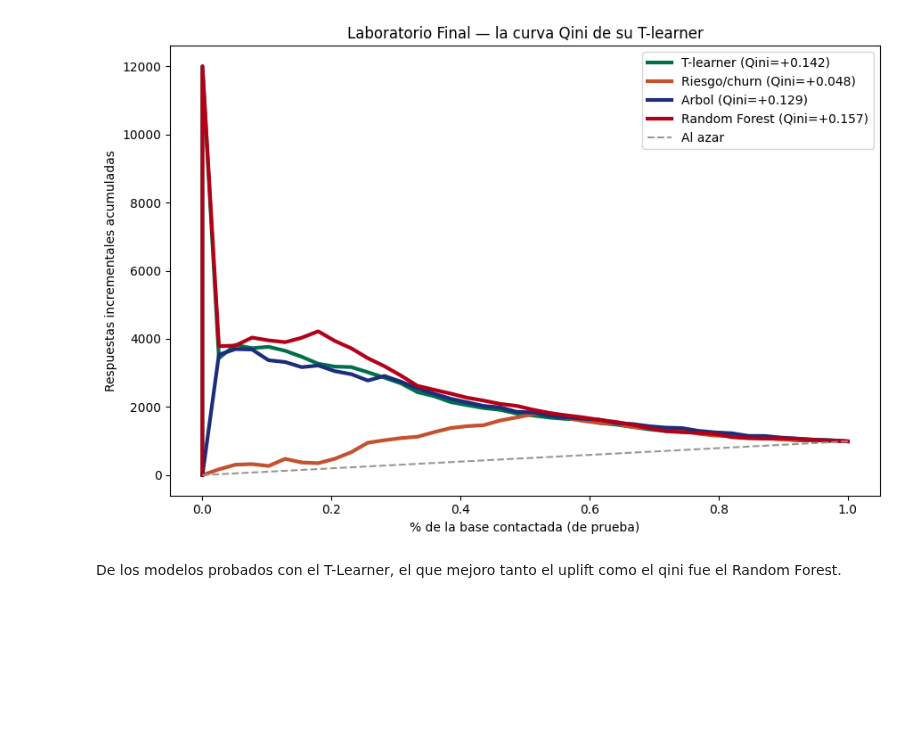
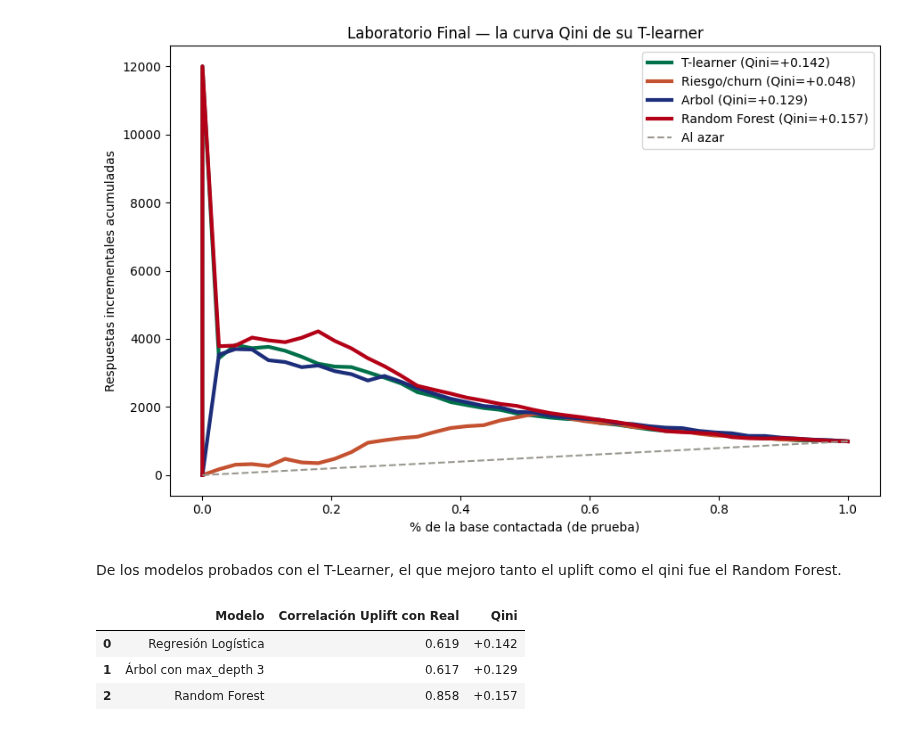
Before and after one commit to CristianFGC12/marketing-analytics-cristian-gonzalez, a Jupyter notebook: Semana_3/Tarea/laboratorio_final.ipynb, the cells around one changed output. Cells and saved outputs as stored; diff of their text form; code cells hidden in the pictures; blank space fills up the shorter version.

```diff
--- a/Semana_3/Tarea/laboratorio_final.ipynb
+++ b/Semana_3/Tarea/laboratorio_final.ipynb
@@ -309,7 +309,7 @@ print(f"Qini Random_Forest:     {qini_rf:+.3f}")
 Qini Random_Forest:     +0.157
 # %%
 full_test = full[full["customer_id"].isin(test["customer_id"])].merge(
-    test[["customer_id", "uplift_arbol","uplift_rf", "prob_churn"]], on="customer_id"
+    test[["customer_id", "uplift_arbol","uplift_rf","uplift_estimado", "prob_churn"]], on="customer_id"
 )
 
 print("Correlación entre uplift Arbol y uplift VERDADERO:", round(full_test["uplift_arbol"].corr(full_test["true_uplift_prob"]), 3))
@@ -335,3 +335,28 @@ plt.show()
 [figure]
 # %% [markdown]
 De los modelos probados con el T-Learner, el que mejoro tanto el uplift como el qini fue el Random Forest.
+# %%
+comparacion = pd.DataFrame({
+    "Modelo": [
+        "Regresión Logística",
+        "Árbol con max_depth 3",
+        "Random Forest"
+    ],
+    "Correlación Uplift con Real": [
+        round(full_test["uplift_estimado"].corr(full_test["true_uplift_prob"]), 3),
+        round(full_test["uplift_arbol"].corr(full_test["true_uplift_prob"]), 3),
+        round(full_test["uplift_rf"].corr(full_test["true_uplift_prob"]), 3)
+    ],
+    "Qini": [
+        f"{qini_uplift:+.3f}",
+        f"{qini_arbol:+.3f}",
+        f"{qini_rf:+.3f}"
+        ]
+    })
+
+comparacion
+# %% [output]
+|  | Modelo | Correlación Uplift con Real | Qini |
+| 0 | Regresión Logística | 0.619 | +0.142 |
+| 1 | Árbol con max_depth 3 | 0.617 | +0.129 |
+| 2 | Random Forest | 0.858 | +0.157 |
```
Also changed, not shown: parts of 1 cell of this notebook.
